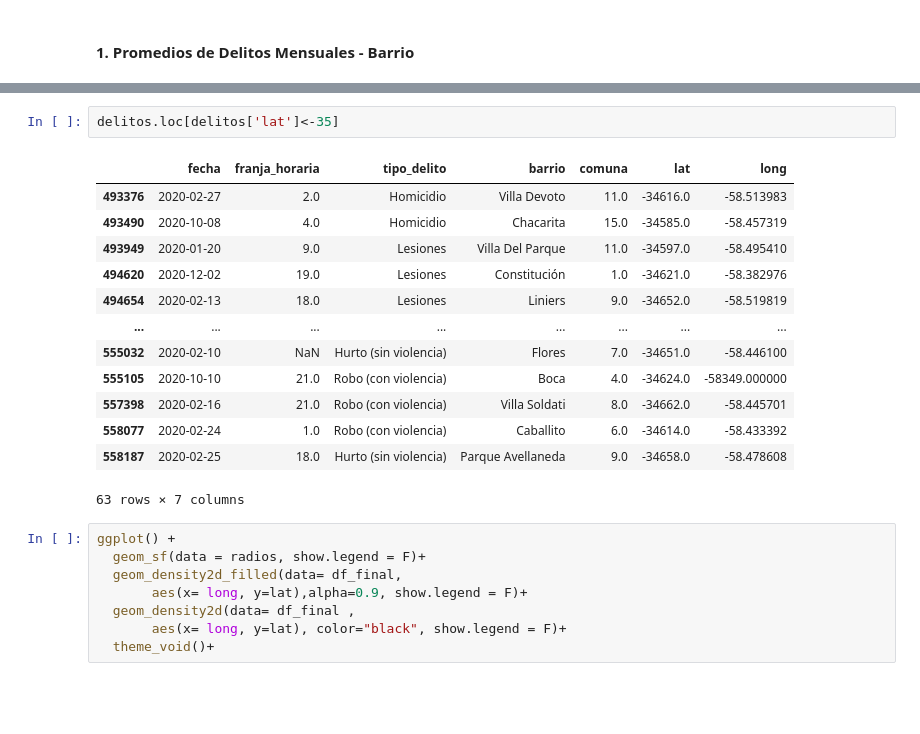
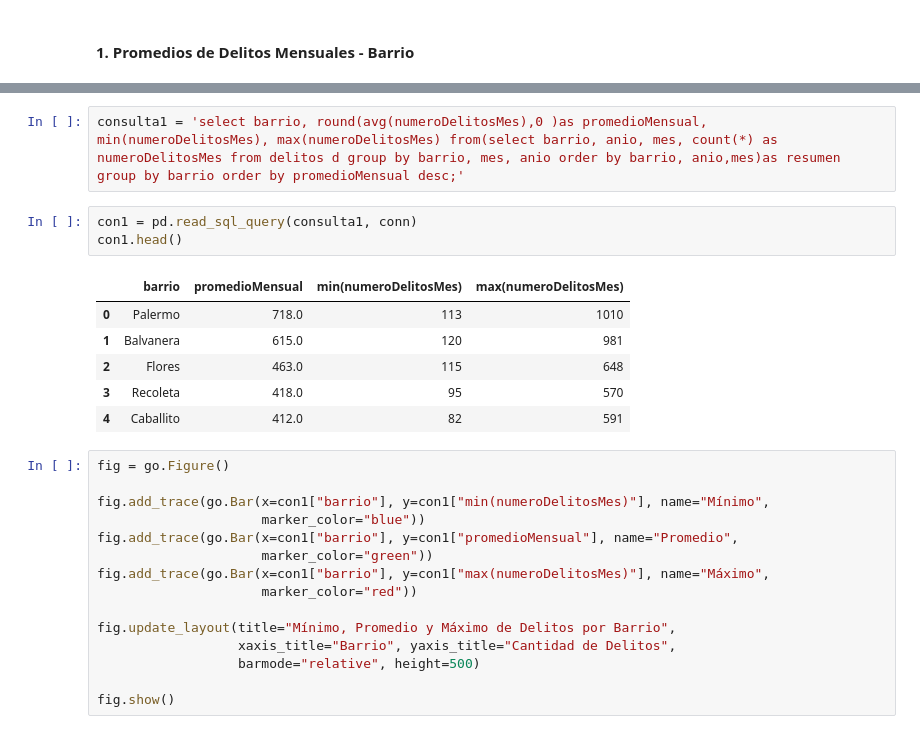
Before and after one commit to ctalamilla/analitica_delitos, a Jupyter notebook: delitos_etl.ipynb, the cells around one changed output, grey strips where cells are left out. Saved outputs shown, nothing was run; the diff lists cells and outputs as text; blank space fills up the shorter version.

```diff
--- a/delitos_etl.ipynb
+++ b/delitos_etl.ipynb
@@ -367,24 +331,27 @@ delitos.loc[delitos['long']<-59]
-# %%
-delitos.loc[delitos['lat']<-35]
-# %% [output]
-|  | fecha | franja_horaria | tipo_delito | barrio | comuna | lat | long |
-| 493376 | 2020-02-27 | 2.0 | Homicidio | Villa Devoto | 11.0 | -34616.0 | -58.513983 |
-| 493490 | 2020-10-08 | 4.0 | Homicidio | Chacarita | 15.0 | -34585.0 | -58.457319 |
-| 493949 | 2020-01-20 | 9.0 | Lesiones | Villa Del Parque | 11.0 | -34597.0 | -58.495410 |
-| 494620 | 2020-12-02 | 19.0 | Lesiones | Constitución | 1.0 | -34621.0 | -58.382976 |
-| 494654 | 2020-02-13 | 18.0 | Lesiones | Liniers | 9.0 | -34652.0 | -58.519819 |
-| ... | ... | ... | ... | ... | ... | ... | ... |
-| 555032 | 2020-02-10 | NaN | Hurto (sin violencia) | Flores | 7.0 | -34651.0 | -58.446100 |
-| 555105 | 2020-10-10 | 21.0 | Robo (con violencia) | Boca | 4.0 | -34624.0 | -58349.000000 |
-| 557398 | 2020-02-16 | 21.0 | Robo (con violencia) | Villa Soldati | 8.0 | -34662.0 | -58.445701 |
-| 558077 | 2020-02-24 | 1.0 | Robo (con violencia) | Caballito | 6.0 | -34614.0 | -58.433392 |
-| 558187 | 2020-02-25 | 18.0 | Hurto (sin violencia) | Parque Avellaneda | 9.0 | -34658.0 | -58.478608 |
-63 rows × 7 columns
-# %%
-ggplot() +
-  geom_sf(data = radios, show.legend = F)+
-  geom_density2d_filled(data= df_final,
-       aes(x= long, y=lat),alpha=0.9, show.legend = F)+
-  geom_density2d(data= df_final ,
-       aes(x= long, y=lat), color="black", show.legend = F)+
-  theme_void()+
+# %%
+consulta1 = 'select barrio, round(avg(numeroDelitosMes),0 )as promedioMensual, min(numeroDelitosMes), max(numeroDelitosMes) from(select barrio, anio, mes, count(*) as numeroDelitosMes from delitos d group by barrio, mes, anio order by barrio, anio,mes)as resumen group by barrio order by promedioMensual desc;'
+# %%
+con1 = pd.read_sql_query(consulta1, conn)
+con1.head()
+# %% [output]
+|  | barrio | promedioMensual | min(numeroDelitosMes) | max(numeroDelitosMes) |
+| 0 | Palermo | 718.0 | 113 | 1010 |
+| 1 | Balvanera | 615.0 | 120 | 981 |
+| 2 | Flores | 463.0 | 115 | 648 |
+| 3 | Recoleta | 418.0 | 95 | 570 |
+| 4 | Caballito | 412.0 | 82 | 591 |
+# %%
+fig = go.Figure()
+
+fig.add_trace(go.Bar(x=con1["barrio"], y=con1["min(numeroDelitosMes)"], name="Mínimo",
+                     marker_color="blue"))
+fig.add_trace(go.Bar(x=con1["barrio"], y=con1["promedioMensual"], name="Promedio",
+                     marker_color="green"))
+fig.add_trace(go.Bar(x=con1["barrio"], y=con1["max(numeroDelitosMes)"], name="Máximo",
+                     marker_color="red"))
+
+fig.update_layout(title="Mínimo, Promedio y Máximo de Delitos por Barrio",
+                  xaxis_title="Barrio", yaxis_title="Cantidad de Delitos",
+                  barmode="relative", height=500)
+
+fig.show()
```
Also changed, not shown: parts of 29 cells of this notebook, 1 other file.
